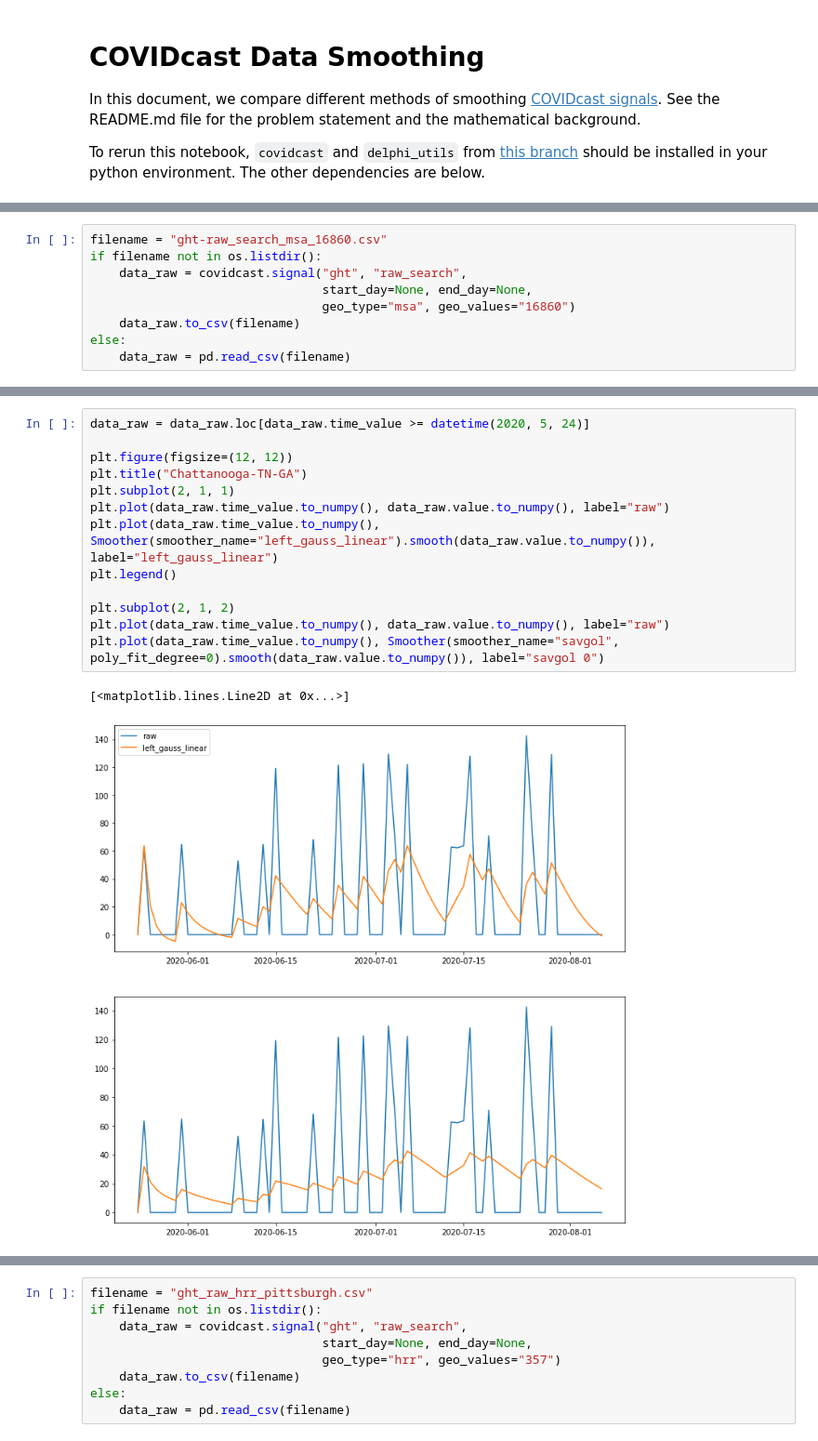
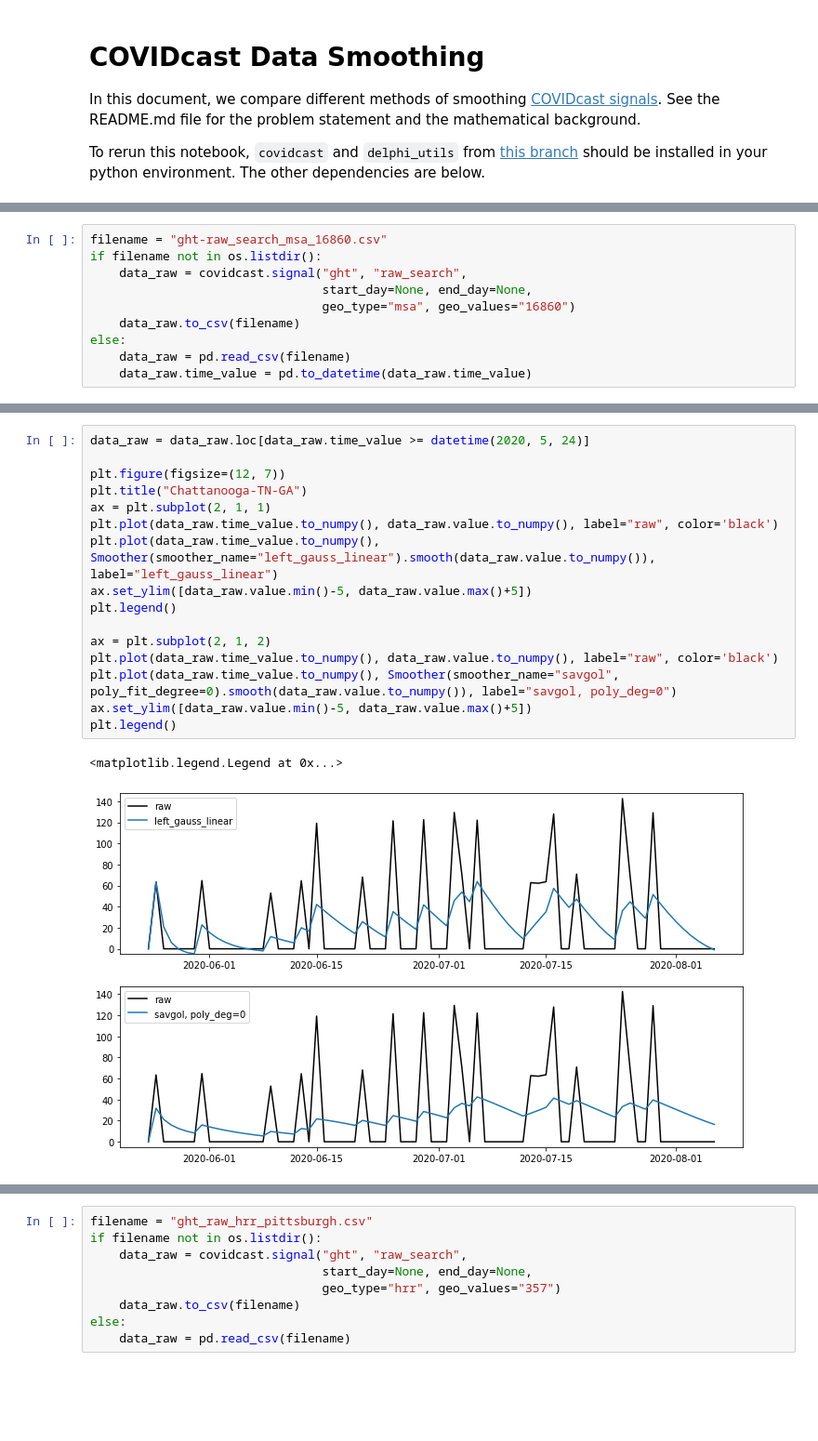
Before and after one commit to cmu-delphi/covidcast-modeling, a Jupyter notebook: indicators_smoother/COVIDcast Smoothing.ipynb, the cells around one changed output, grey strips where cells are left out. Shown at 93% size. Cells and saved outputs as stored; diff of their text form; blank space fills up the shorter version.

```diff
--- a/indicators_smoother/COVIDcast Smoothing.ipynb
+++ b/indicators_smoother/COVIDcast Smoothing.ipynb
@@ -26,3 +26,4 @@ if filename not in os.listdir():
     data_raw.to_csv(filename)
 else:
     data_raw = pd.read_csv(filename)
+    data_raw.time_value = pd.to_datetime(data_raw.time_value)
@@ -39,16 +36,19 @@ As Addison wrote in the thread, one of our smoothing goals is to produce curves
 # %%
 data_raw = data_raw.loc[data_raw.time_value >= datetime(2020, 5, 24)]
 
-plt.figure(figsize=(12, 12))
+plt.figure(figsize=(12, 7))
 plt.title("Chattanooga-TN-GA")
-plt.subplot(2, 1, 1)
-plt.plot(data_raw.time_value.to_numpy(), data_raw.value.to_numpy(), label="raw")
+ax = plt.subplot(2, 1, 1)
+plt.plot(data_raw.time_value.to_numpy(), data_raw.value.to_numpy(), label="raw", color='black')
 plt.plot(data_raw.time_value.to_numpy(), Smoother(smoother_name="left_gauss_linear").smooth(data_raw.value.to_numpy()), label="left_gauss_linear")
+ax.set_ylim([data_raw.value.min()-5, data_raw.value.max()+5])
 plt.legend()
 
-plt.subplot(2, 1, 2)
-plt.plot(data_raw.time_value.to_numpy(), data_raw.value.to_numpy(), label="raw")
-plt.plot(data_raw.time_value.to_numpy(), Smoother(smoother_name="savgol", poly_fit_degree=0).smooth(data_raw.value.to_numpy()), label="savgol 0")
+ax = plt.subplot(2, 1, 2)
+plt.plot(data_raw.time_value.to_numpy(), data_raw.value.to_numpy(), label="raw", color='black')
+plt.plot(data_raw.time_value.to_numpy(), Smoother(smoother_name="savgol", poly_fit_degree=0).smooth(data_raw.value.to_numpy()), label="savgol, poly_deg=0")
+ax.set_ylim([data_raw.value.min()-5, data_raw.value.max()+5])
+plt.legend()
 # %% [output]
-[<matplotlib.lines.Line2D at 0x...>]
+<matplotlib.legend.Legend at 0x...>
-[figure, old version]
+[figure, new version]
```
Also changed, not shown: parts of 29 cells of this notebook.
